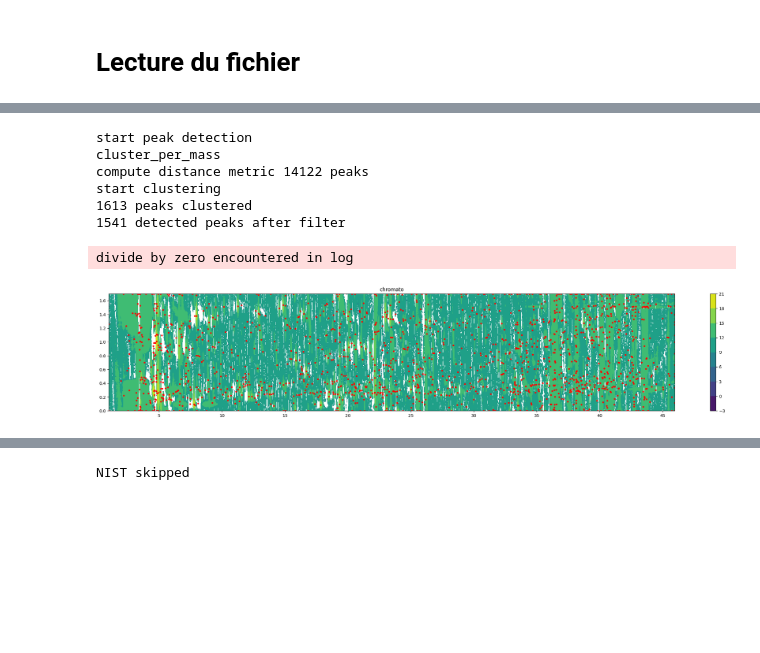
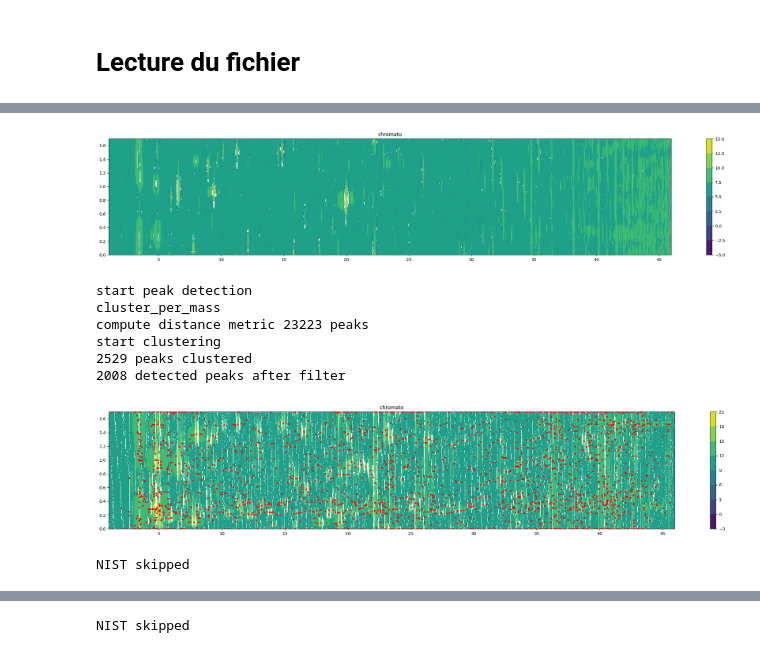
Before and after one commit to Lollith/Python-2DGC-Alignment, a Jupyter notebook: notebooks/db_scan.ipynb, the cells around one changed output, grey strips where cells are left out. Cells and saved outputs as stored; diff of their text form; code cells hidden in the pictures; blank space fills up the shorter version.

```diff
--- a/notebooks/db_scan.ipynb
+++ b/notebooks/db_scan.ipynb
@@ -53,33 +54,45 @@ full spectra computed 94.73288035392761 s
 baseline corrected
+# %%
+plt.rcParams['figure.figsize'] = [30, 5]
+plot.visualizer2((chromato_cube[90-35,:,:], time_rn), title="chromato", log_chromato=True,  mod_time=1.7)
+# %% [output]
+[figure, added]
 # %%
-import dbscan_peak
 coordinates = dbscan_peak.detection_mass_par_mass_Dog(chromato_cube,(chromato, time_rn),
                                                             1.7,
-                                                                abs_threshold=1000,
-                                                                rel_threshold=0.001,
+                                                                abs_threshold=500,
+                                                                rel_threshold=0.0001,
                                                                 noise_factor=3,
                                                                 min_sigma=1,
                                                                 max_sigma=20,
                                                                 sigma_ratio=2,
                                                                 overlap=0.5,
                                                                 max_peak_per_mass=600,
-                                                                rt1_delta=2,
-                                                                rt2_delta=0.02,
-                                                                min_size_cluster_mass=2,
-                                                                thr_debscan=0.02,
+                                                                rt1_delta=1,
+                                                                rt2_delta=0.01,
+                                                                min_size_cluster_mass=3,
+                                                                thr_debscan=0.01,
                                                                 multi_processing=True,
                                                                 cleaning_close_peak=True)
 # %% [output]
 start peak detection
 cluster_per_mass
-compute distance metric 14122 peaks
+compute distance metric 23223 peaks
 start clustering
-1613 peaks clustered
-1541 detected peaks after filter
+2529 peaks clustered
+2008 detected peaks after filter
-# %%
-plt.rcParams['figure.figsize'] = [30, 5]
-coordinates_in_chromato=projection.matrix_to_chromato(coordinates, time_rn, 1.7, chromato.shape)
-plot.visualizer2((chromato, time_rn), title="chromato", log_chromato=True,  mod_time=1.7,points=coordinates_in_chromato)
-# %% [output]
-divide by zero encountered in log
-[figure, removed]
+# %%
+plt.rcParams['figure.figsize'] = [30, 5]
+coordinates_in_chromato=projection.matrix_to_chromato(coordinates, time_rn, 1.7, chromato.shape)
+plot.visualizer2((chromato, time_rn), title="chromato", log_chromato=True,  mod_time=1.7,points=coordinates_in_chromato)
+# %% [output]
+[figure, added]
+# %%
+import matching
+matches = matching.matching_nist_lib_from_chromato_cube(
+            (chromato, time_rn, mass_range), chromato_cube, coordinates,
+            mod_time=1.7,
+            match_factor_min=700, nist=False)
+coordinates_in_chromato=projection.matrix_to_chromato(coordinates, time_rn, 1.7, chromato.shape)
+# %% [output]
+NIST skipped
```
Also changed, not shown: parts of 49 cells of this notebook.
